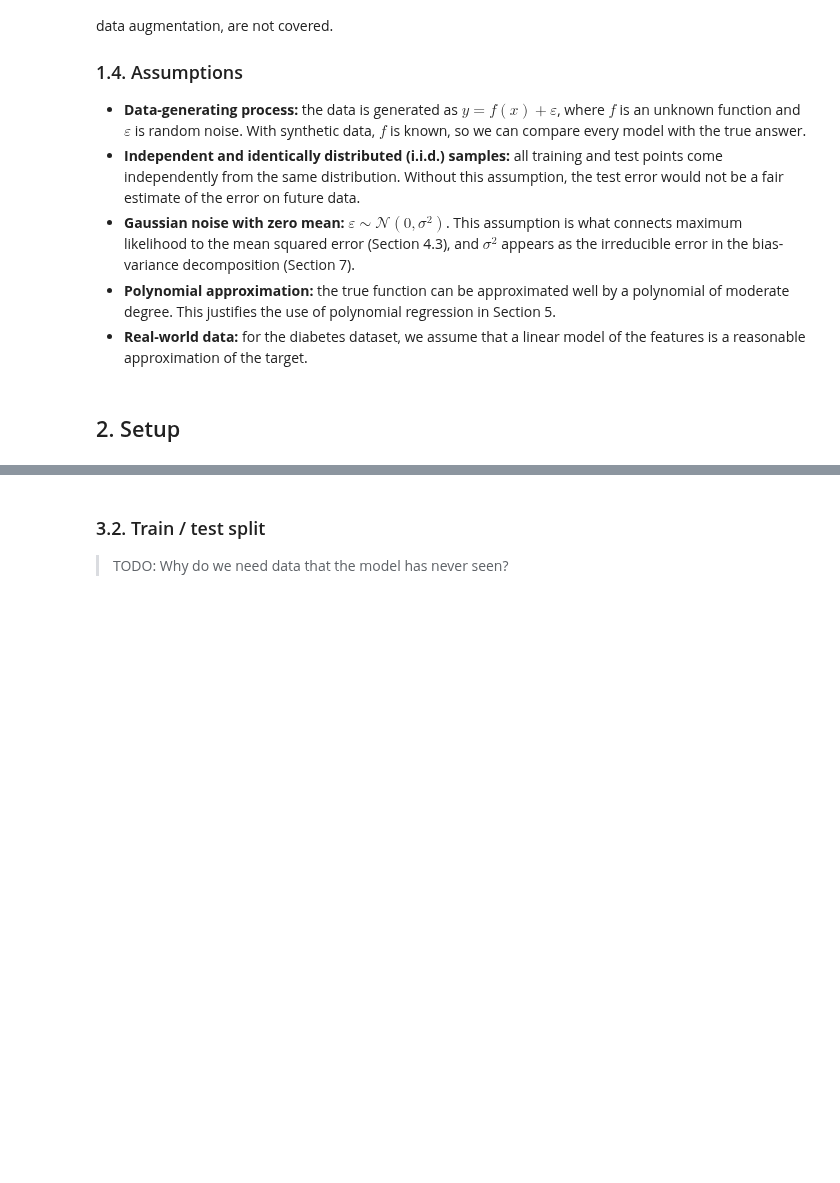
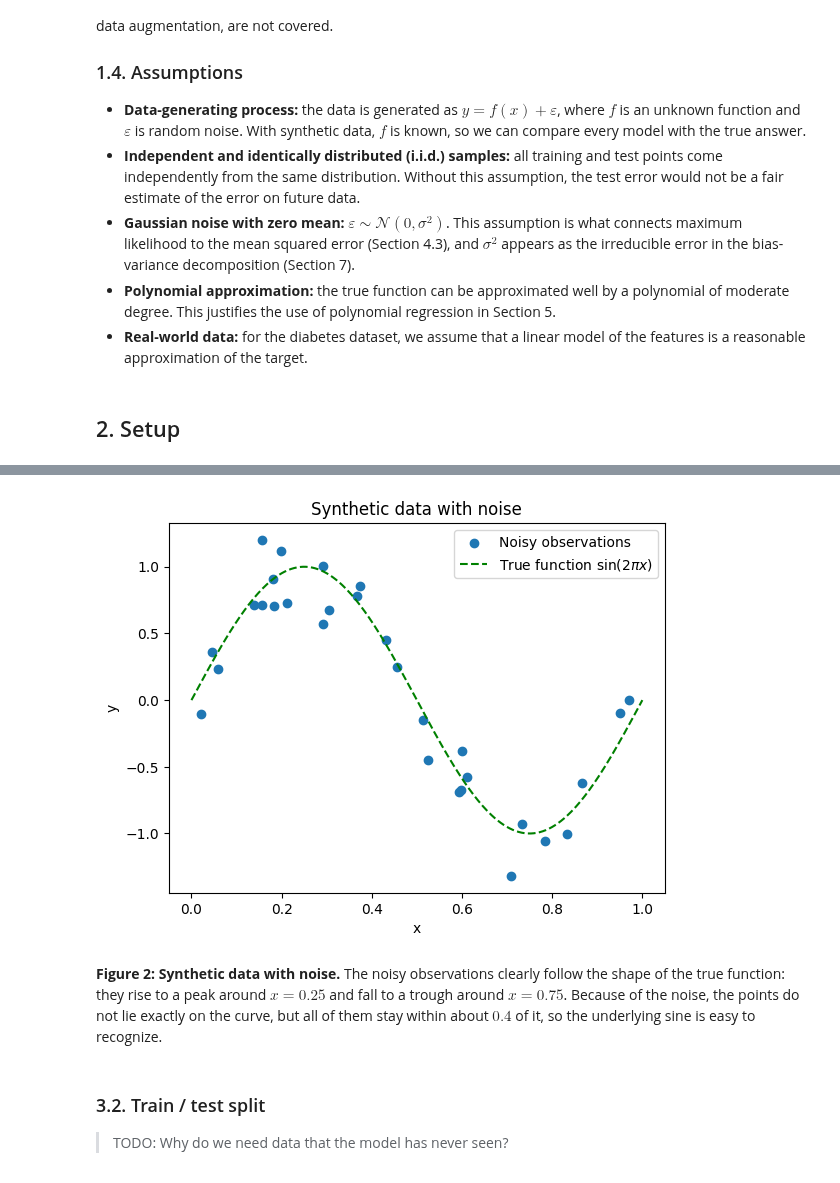
Before and after one commit to eleonorakuteva/overfitting-and-regularization, a Jupyter notebook: main.ipynb, the cells around one changed output, grey strips where cells are left out. Saved outputs shown, nothing was run; the diff lists cells and outputs as text; code cells hidden in the pictures; blank space fills up the shorter version.

Commit message:
Generate synthetic data from a noisy sine function

```diff
--- a/main.ipynb
+++ b/main.ipynb
@@ -118,11 +129,36 @@ $$ y = f(x) + \varepsilon, \quad \varepsilon \sim \mathcal{N}(0, \sigma^2) $$
 # %%
+def true_function(x):
+    """
+    The true function f(x) = sin(2*pi*x) that generates the data.
+    """
+    return np.sin(2 * np.pi * x)
+
 def generate_data(num_points, noise_std, x_min = 0, x_max = 1):
     """
     Generates num_points noisy samples of the true function in the range [x_min; x_max].
     Returns the arrays x and y
     """
-    # Write your code here
-    pass
+    x = np.sort(np.random.uniform(x_min, x_max, num_points))
+    noise = np.random.normal(0, noise_std, num_points)
+    y = true_function(x) + noise
+    return x, y
+# %%
+NUM_POINTS = 30
+NOISE_STD = 0.2
+
+x, y = generate_data(NUM_POINTS, NOISE_STD)
+x_plot = np.linspace(0, 1, 300)
+plt.scatter(x, y, color="tab:blue", label="Noisy observations")
+plt.plot(x_plot, true_function(x_plot), "g--", label=r"True function $\sin(2\pi x)$")
+plt.title("Synthetic data with noise")
+plt.xlabel("x")
+plt.ylabel("y")
+plt.legend()
+plt.show()
+# %% [output]
+[figure, added]
+# %% [markdown]
+**Figure 2: Synthetic data with noise.** The noisy observations clearly follow the shape of the true function: they rise to a peak around $x = 0.25$ and fall to a trough around $x = 0.75$. Because of the noise, the points do not lie exactly on the curve, but all of them stay within about $0.4$ of it, so the underlying sine is easy to recognize.
 # %% [markdown]
 ### 3.2. Train / test split
 > TODO: Why do we need data that the model has never seen?
```
Also changed, not shown: parts of 2 cells of this notebook.
